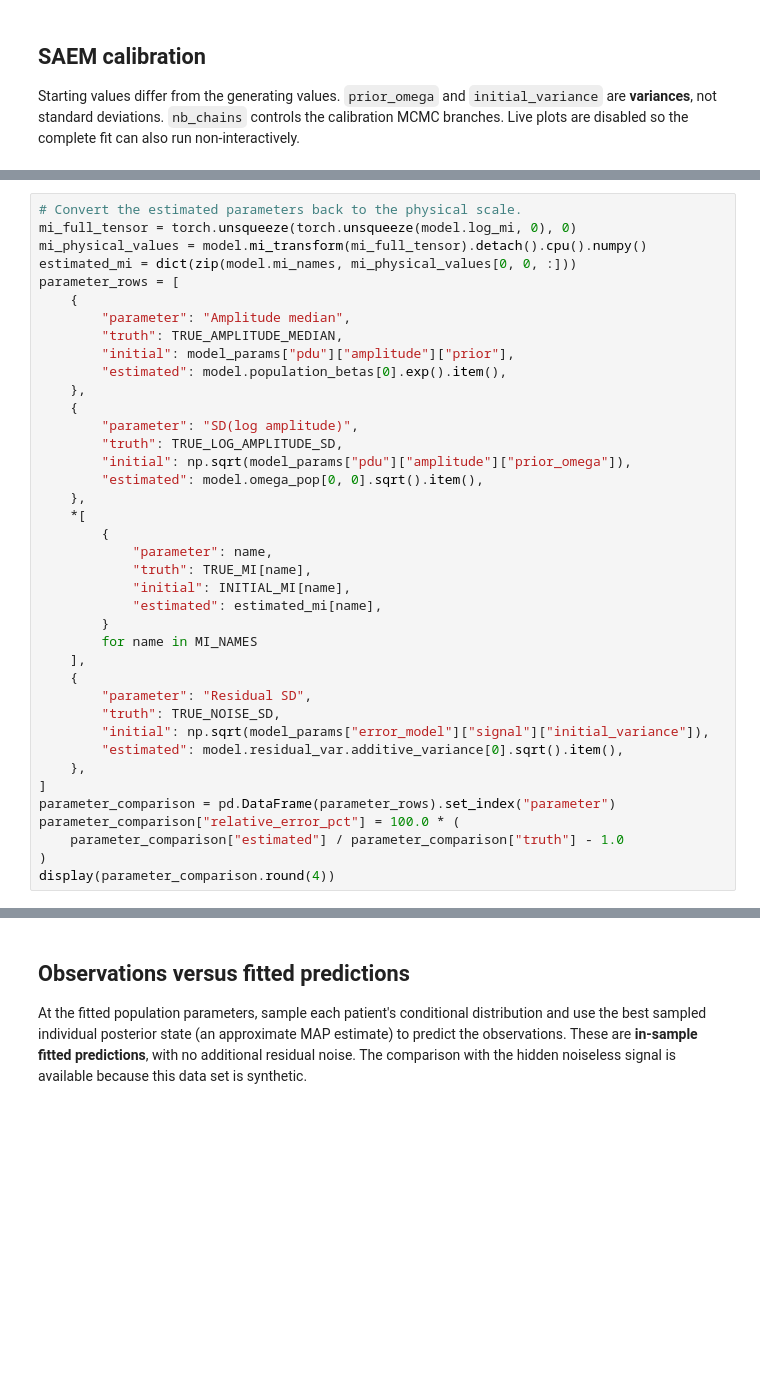
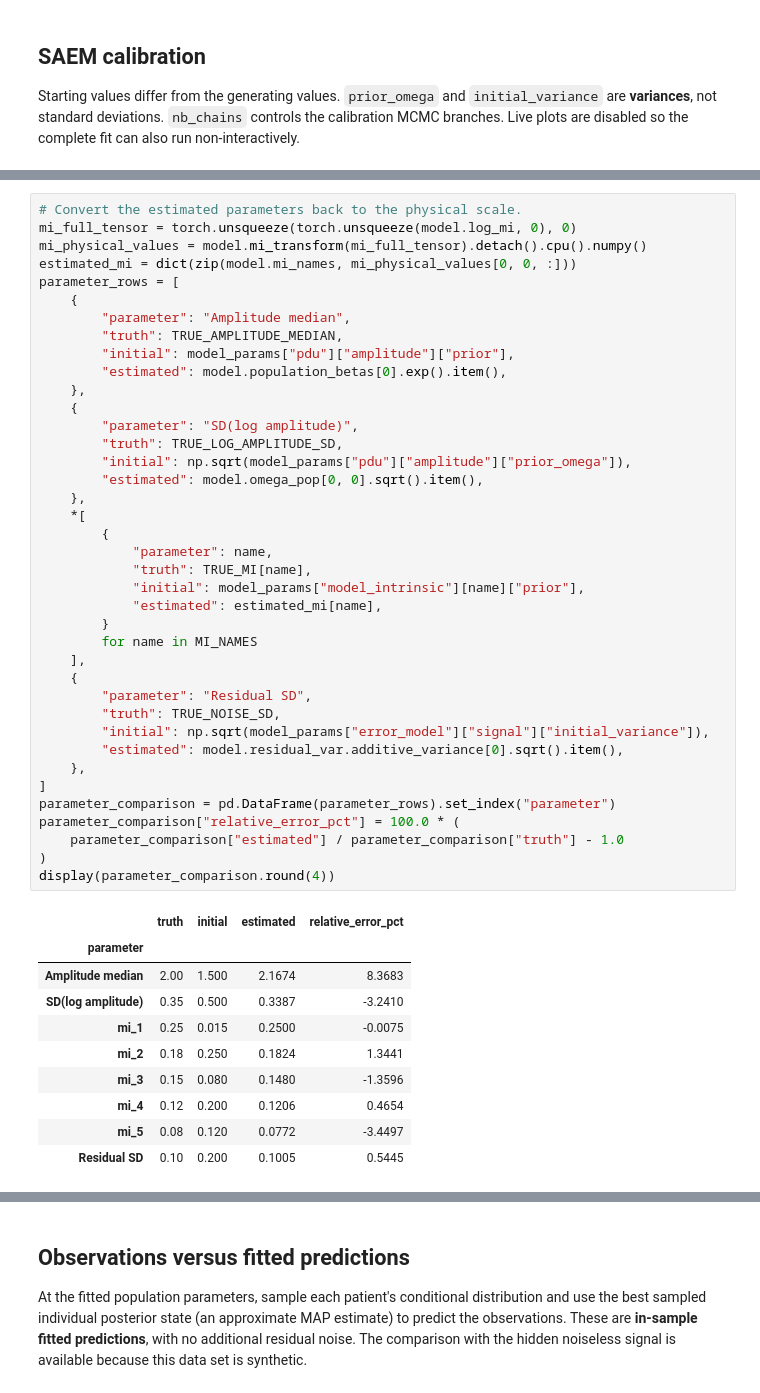
Before and after one commit to novainsilico/vpop-calibration, a Jupyter notebook: examples/benchmarking/benchmark_fixed_effects.ipynb, the cells around one changed output, grey strips where cells are left out. Drawn from its saved outputs; the diff is of its cells as text; blank space fills up the shorter version.

```diff
--- a/examples/benchmarking/benchmark_fixed_effects.ipynb
+++ b/examples/benchmarking/benchmark_fixed_effects.ipynb
@@ -159,34 +177,45 @@ parameter_rows = [
         "truth": TRUE_AMPLITUDE_MEDIAN,
         "initial": model_params["pdu"]["amplitude"]["prior"],
         "estimated": model.population_betas[0].exp().item(),
     },
     {
         "parameter": "SD(log amplitude)",
         "truth": TRUE_LOG_AMPLITUDE_SD,
         "initial": np.sqrt(model_params["pdu"]["amplitude"]["prior_omega"]),
         "estimated": model.omega_pop[0, 0].sqrt().item(),
     },
     *[
         {
             "parameter": name,
             "truth": TRUE_MI[name],
-            "initial": INITIAL_MI[name],
+            "initial": model_params["model_intrinsic"][name]["prior"],
             "estimated": estimated_mi[name],
         }
         for name in MI_NAMES
     ],
     {
         "parameter": "Residual SD",
         "truth": TRUE_NOISE_SD,
         "initial": np.sqrt(model_params["error_model"]["signal"]["initial_variance"]),
         "estimated": model.residual_var.additive_variance[0].sqrt().item(),
     },
 ]
 parameter_comparison = pd.DataFrame(parameter_rows).set_index("parameter")
 parameter_comparison["relative_error_pct"] = 100.0 * (
     parameter_comparison["estimated"] / parameter_comparison["truth"] - 1.0
 )
 display(parameter_comparison.round(4))
+# %% [output]
+|  | truth | initial | estimated | relative_error_pct |
+| parameter |  |  |  |  |
+| Amplitude median | 2.00 | 1.500 | 2.1674 | 8.3683 |
+| SD(log amplitude) | 0.35 | 0.500 | 0.3387 | -3.2410 |
+| mi_1 | 0.25 | 0.015 | 0.2500 | -0.0075 |
+| mi_2 | 0.18 | 0.250 | 0.1824 | 1.3441 |
+| mi_3 | 0.15 | 0.080 | 0.1480 | -1.3596 |
+| mi_4 | 0.12 | 0.200 | 0.1206 | 0.4654 |
+| mi_5 | 0.08 | 0.120 | 0.0772 | -3.4497 |
+| Residual SD | 0.10 | 0.200 | 0.1005 | 0.5445 |
 # %%
 # The optimizer records positive MI on the log scale.
 fig, axes = plt.subplots(2, 3, figsize=(12, 6), constrained_layout=True)
```
Also changed, not shown: parts of 6 cells of this notebook, 6 other files.
